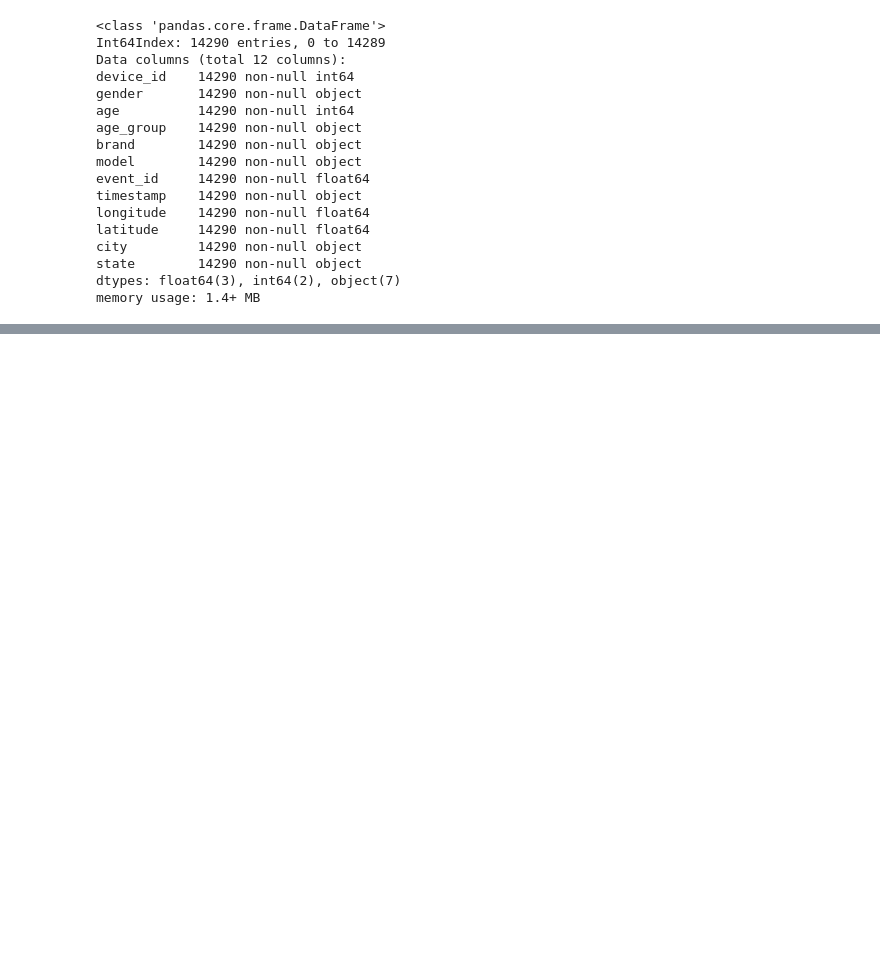
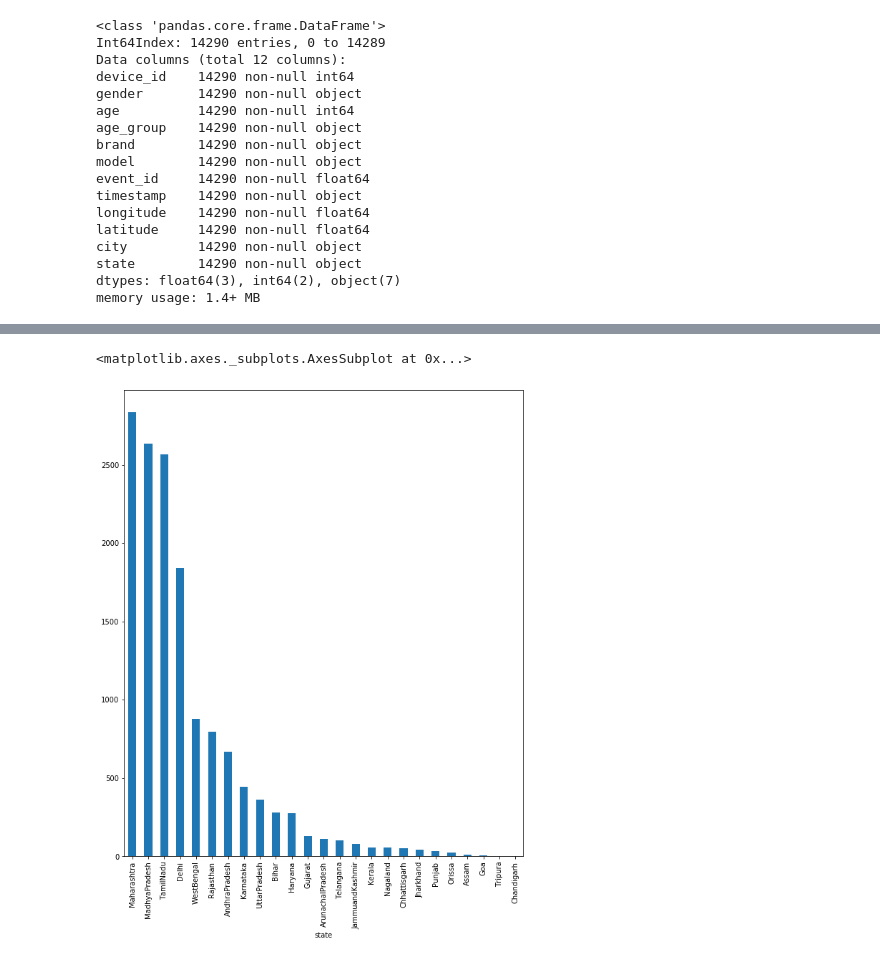
Before and after one commit to jaymalak/Capstone1, a Jupyter notebook: Capstone_Project_I__v1.ipynb, the cells around one changed output, grey strips where cells are left out. Saved outputs shown, nothing was run; the diff lists cells and outputs as text; code cells hidden in the pictures; blank space fills up the shorter version.

```diff
--- a/Capstone_Project_I__v1.ipynb
+++ b/Capstone_Project_I__v1.ipynb
@@ -297,10 +340,11 @@ pd.crosstab(gender_age_train['age'],gender_age_train['age_group'] )
 | 96 | 0 | 0 | 0 | 0 | 0 | 1 | 0 | 0 | 0 | 0 | 0 | ... |
 85 rows × 12 columns
 # %%
-gender_age_train.device_id=gender_age_train.astype(str)
-phone_brand.device_id = phone_brand.astype(str)
-events.device_id = events.astype(str)
-events.event_id = events.astype(str)
+
+##gender_age_train.device_id=gender_age_train.astype(str)
+##phone_brand.device_id = phone_brand.astype(str)
+##events.device_id = events.astype(str)
+##events.event_id = events.astype(str)
 # %%
 gender_age_train.hist(by='gender',column = 'age',figsize=(10,10))
 # %% [output]
@@ -373,7 +421,7 @@ pd.crosstab(phone_brand['brand'],phone_brand['model'] )
 | 黑米 | 0 | 0 | 0 | 0 | 0 | 0 | 0 | 0 | ... |
 116 rows × 1467 columns
 # %%
-device_merge = pd.merge(gender_age_train,phone_brand, how='inner', left_on='device_id', right_on='device_id')
+device_merge = pd.merge(gender_age_train,phone_brand, how='outer', left_on='device_id', right_on='device_id')
 device_merge.head()
 # %% [output]
 |  | device_id | gender | age | age_group | brand | model |
@@ -384,0 +598,11 @@ device_merge.head()
+# %%
+translator = Translator()
+translated = translator.translate('안녕하세요')
+print(" Source Language:" + translated.src)
+# Output: Source Language: ko
+
+print(" Translated string:" + translated.text)
+# Output: Translated string: Good evening
+
+
+##phone_brand['brand_new'] = phone_brand['brand'].apply(translator.translate, src='zh-CN', dest='en').apply(getattr, args=('text',))
@@ -384,0 +688,2 @@ device_merge.head()
+# %%
+device_merge['brand'] = device_merge.apply((translator.translate(device_merge.brand)), axis = 1)
@@ -658,0 +985,5 @@ memory usage: 1.4+ MB
+# %%
+all_set.groupby('state')['event_id'].count().sort_values(ascending=False).plot(kind='bar',figsize=(10,12))
+# %% [output]
+<matplotlib.axes._subplots.AxesSubplot at 0x...>
+[figure, added]
```
Also changed, not shown: parts of 63 cells of this notebook.
